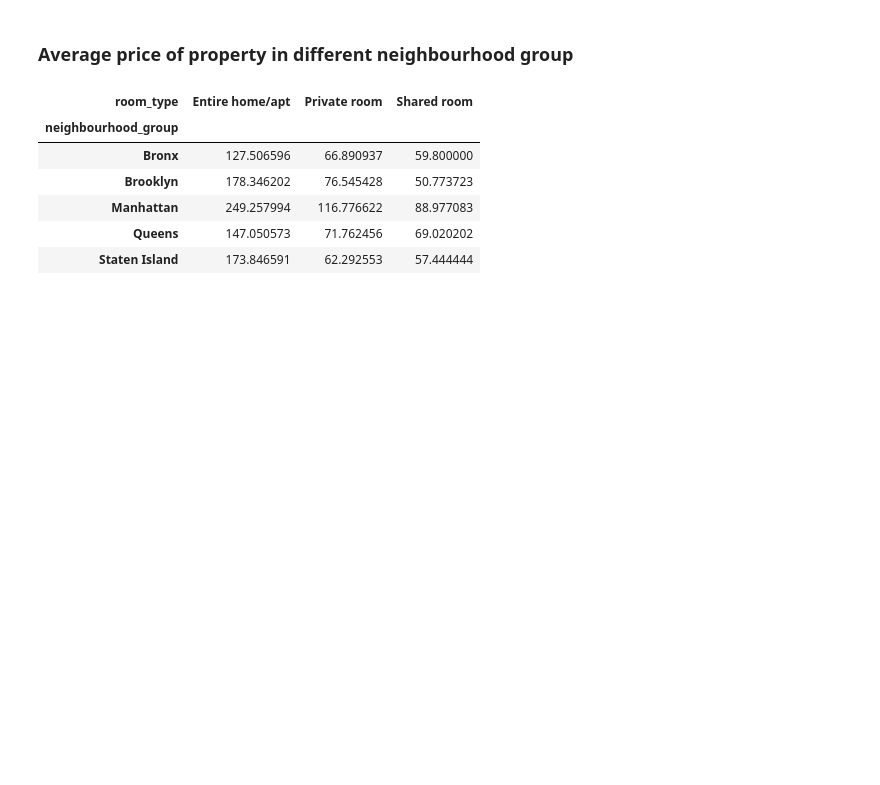
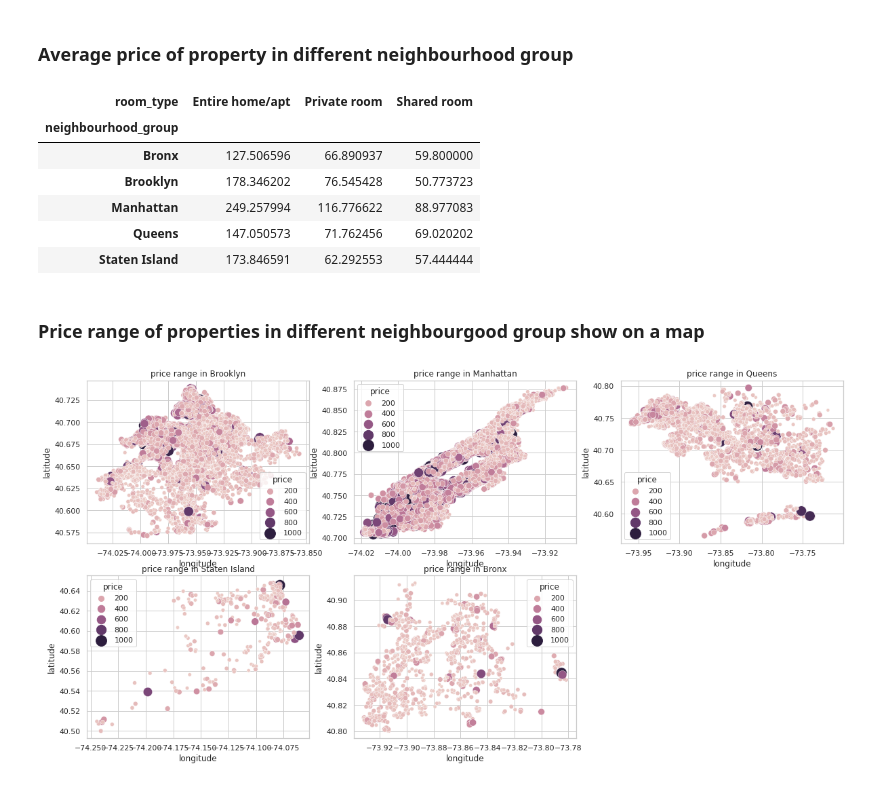
Before and after one commit to iamabd53/airbnb-booking-capston-project, a Jupyter notebook: Airbnb_1_Bookings_Analysis_Capstone_Project.ipynb, the cells around one changed output. Drawn from its saved outputs; the diff is of its cells as text; code cells hidden in the pictures; blank space fills up the shorter version.

Commit message:
Price Analysis

```diff
--- a/Airbnb_1_Bookings_Analysis_Capstone_Project.ipynb
+++ b/Airbnb_1_Bookings_Analysis_Capstone_Project.ipynb
@@ -185,3 +185,20 @@ df.groupby(['neighbourhood_group','room_type'])['price'].mean().unstack()
 | Manhattan | 249.257994 | 116.776622 | 88.977083 |
 | Queens | 147.050573 | 71.762456 | 69.020202 |
 | Staten Island | 173.846591 | 62.292553 | 57.444444 |
+# %% [markdown]
+### Price range of properties in different neighbourgood group show on a map
+# %%
+i=1
+plt.figure(figsize=(20,15))
+for city in ['Brooklyn', 'Manhattan', 'Queens', 'Staten Island', 'Bronx']:
+
+ df2=df[df.neighbourhood_group==city]
+
+ df3=df2[df2.price<=1000]
+
+
+ plt.subplot(3,3,i)
+ sns.scatterplot(y=df3.latitude, x=df3.longitude, hue=df3.price, size=df3.price, sizes=(20, 250) ).set(title=f'price range in {city}')
+ i=i+1
+# %% [output]
+[figure, added]
```
